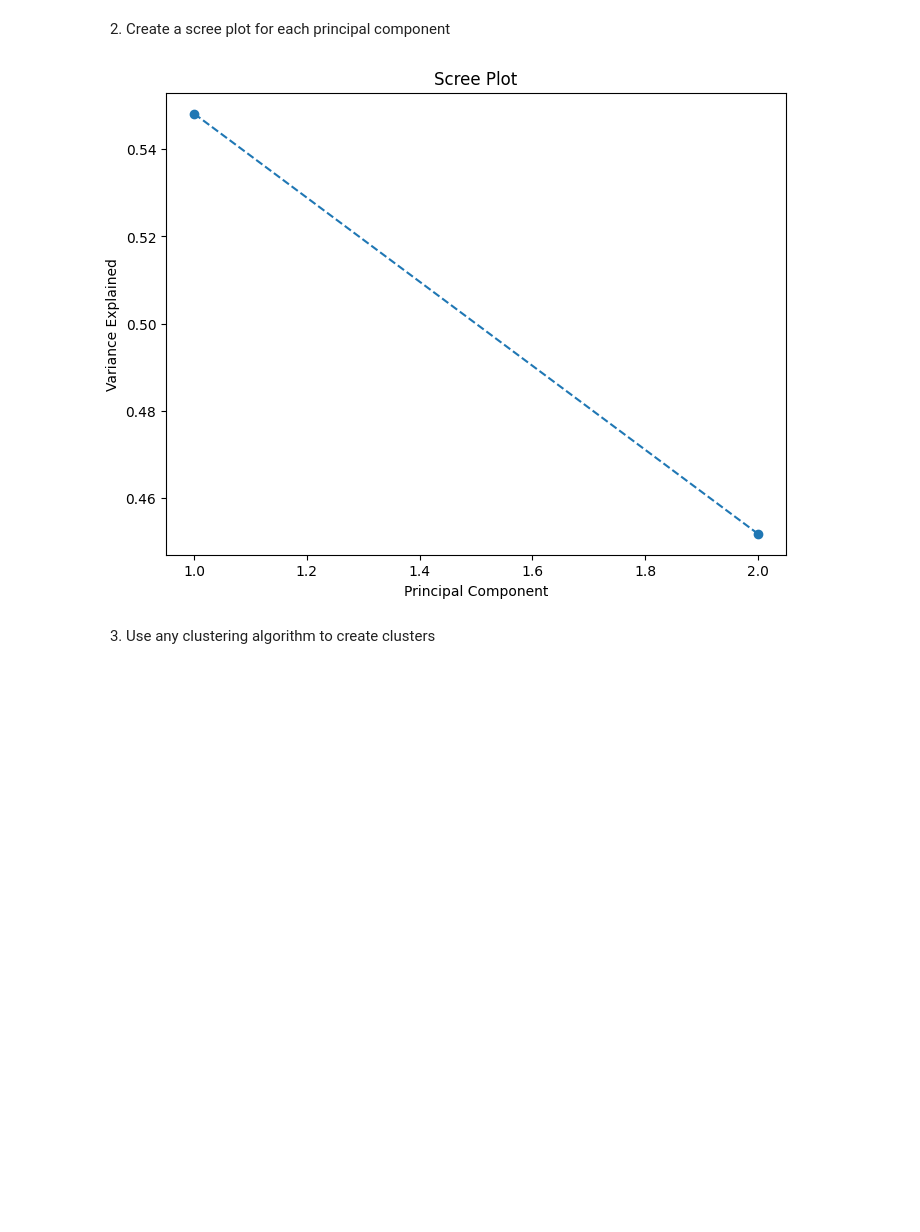
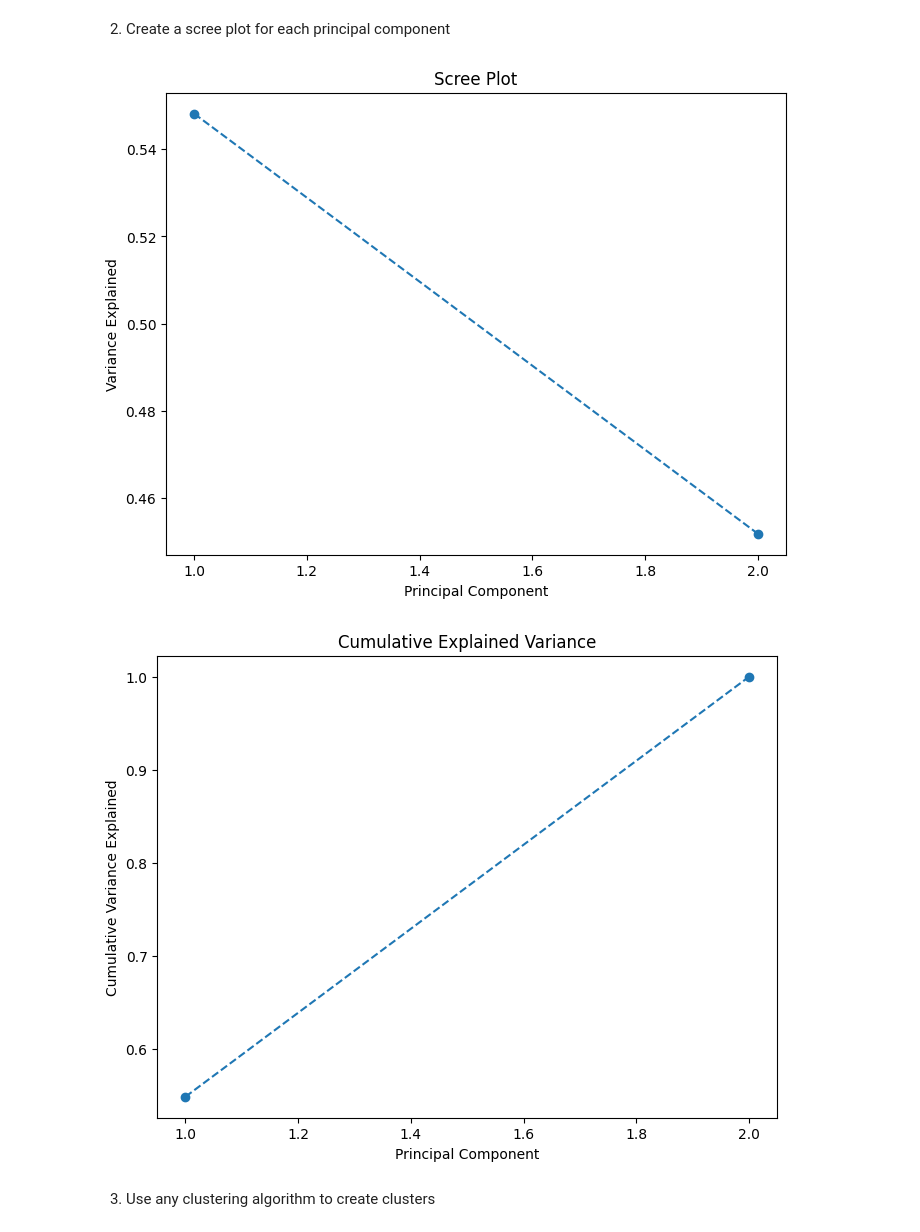
Before and after one commit to wintercutie/CCADMACL_EXERCISES_COM222ML, a Jupyter notebook: Exercise6.ipynb, the cells around one changed output. Cells and saved outputs as stored; diff of their text form; code cells hidden in the pictures; blank space fills up the shorter version.

```diff
--- a/Exercise6.ipynb
+++ b/Exercise6.ipynb
@@ -55,15 +55,23 @@ principalDf.head()
 # %%
 import matplotlib.pyplot as plt
 
 # Scree plot
 plt.figure(figsize=(8, 6))
 plt.plot(range(1, len(pca.explained_variance_ratio_) + 1), pca.explained_variance_ratio_, marker='o', linestyle='--')
 plt.title('Scree Plot')
 plt.xlabel('Principal Component')
 plt.ylabel('Variance Explained')
 plt.show()
+
+plt.figure(figsize=(8, 6))
+plt.plot(range(1, len(pca.explained_variance_ratio_) + 1), pca.explained_variance_ratio_.cumsum(), marker='o', linestyle='--')
+plt.title('Cumulative Explained Variance')
+plt.xlabel('Principal Component')
+plt.ylabel('Cumulative Variance Explained')
+plt.show()
 # %% [output]
 [figure]
+[figure, added]
 # %% [markdown]
 3. Use any clustering algorithm to create clusters
 # %%
```
